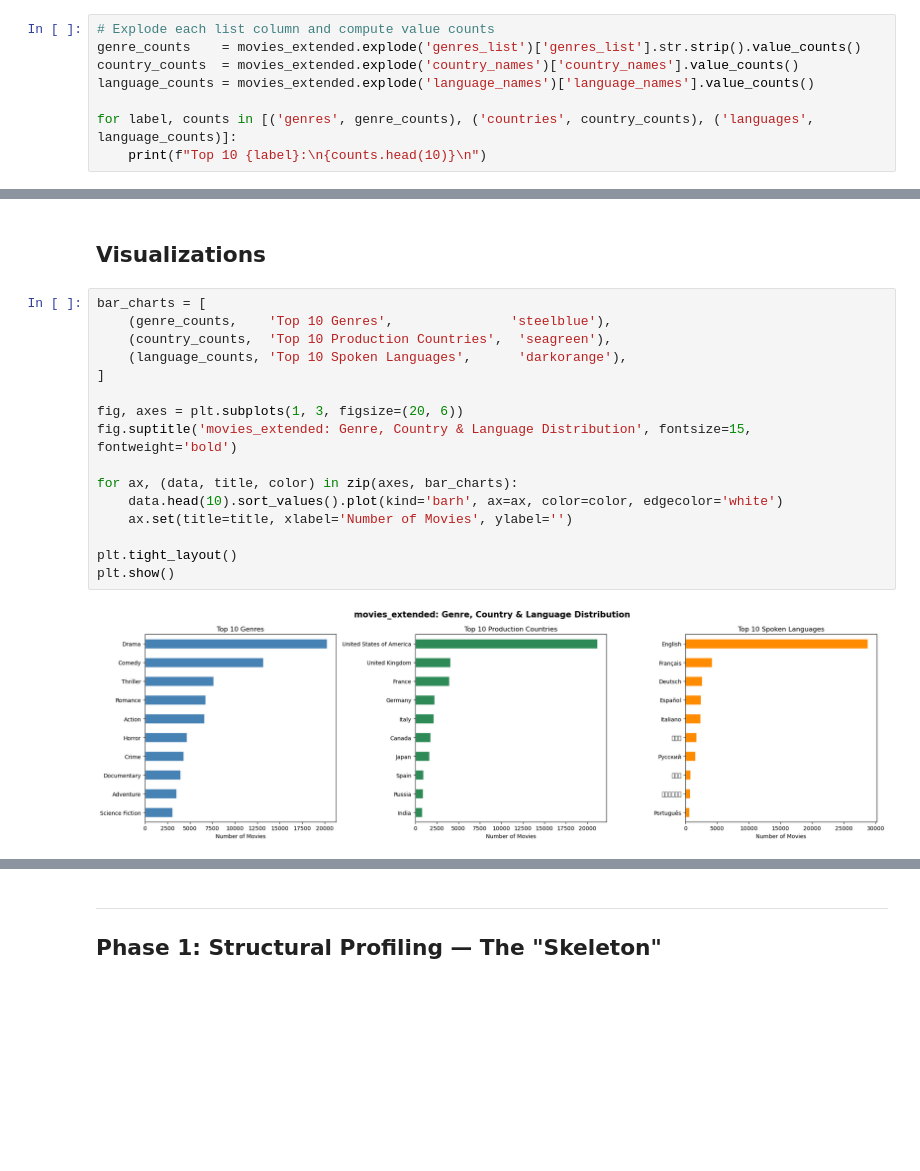
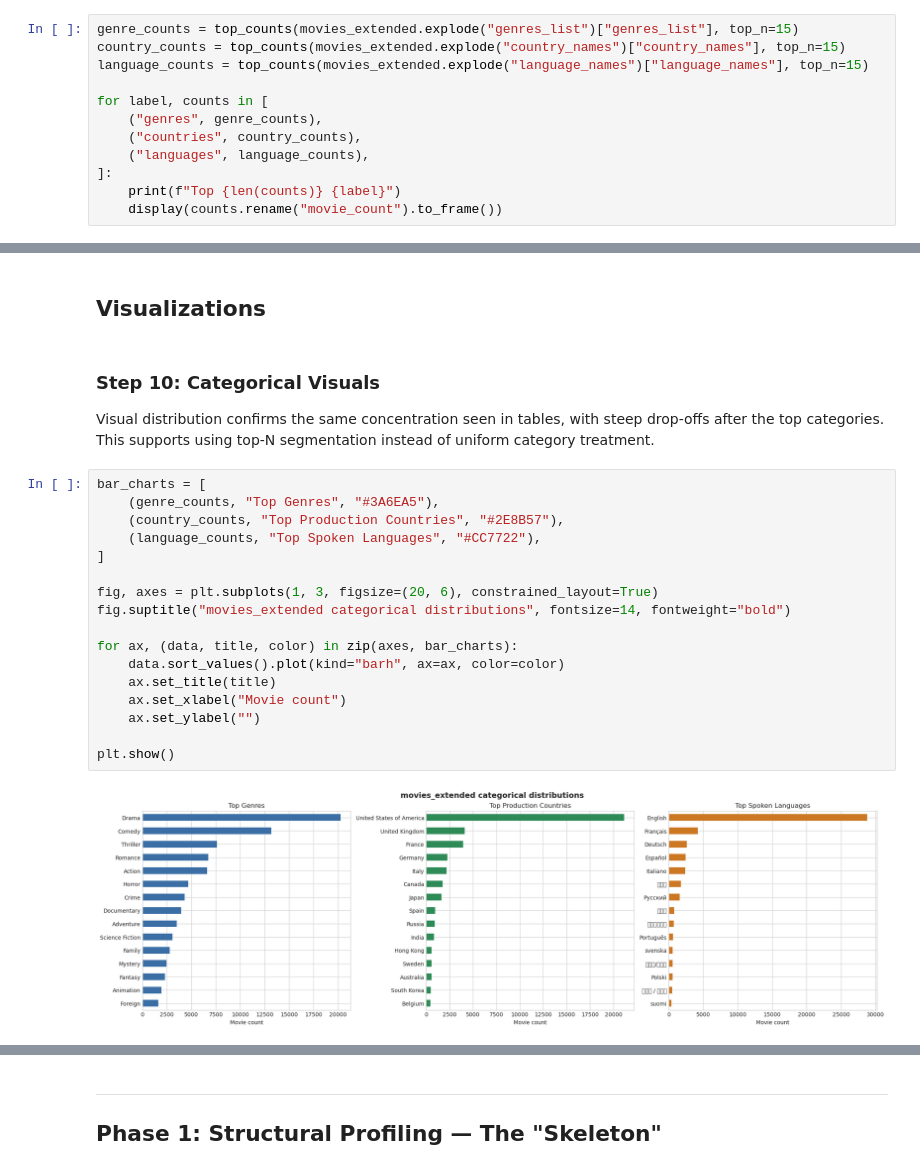
Before and after one commit to stiipp/movie-analytics-capstone-project, a Jupyter notebook: notebooks/movie_analytics_eda.ipynb, the cells around one changed output, grey strips where cells are left out. Saved outputs shown, nothing was run; the diff lists cells and outputs as text; blank space fills up the shorter version.

```diff
--- a/notebooks/movie_analytics_eda.ipynb
+++ b/notebooks/movie_analytics_eda.ipynb
@@ -96,9 +257,13 @@ movies_extended[['id', 'genres_list', 'production_companies_list', 'country_name
 # %%
-# Explode each list column and compute value counts
-genre_counts    = movies_extended.explode('genres_list')['genres_list'].str.strip().value_counts()
-country_counts  = movies_extended.explode('country_names')['country_names'].value_counts()
-language_counts = movies_extended.explode('language_names')['language_names'].value_counts()
+genre_counts = top_counts(movies_extended.explode("genres_list")["genres_list"], top_n=15)
+country_counts = top_counts(movies_extended.explode("country_names")["country_names"], top_n=15)
+language_counts = top_counts(movies_extended.explode("language_names")["language_names"], top_n=15)
 
-for label, counts in [('genres', genre_counts), ('countries', country_counts), ('languages', language_counts)]:
-    print(f"Top 10 {label}:\n{counts.head(10)}\n")
+for label, counts in [
+    ("genres", genre_counts),
+    ("countries", country_counts),
+    ("languages", language_counts),
+]:
+    print(f"Top {len(counts)} {label}")
+    display(counts.rename("movie_count").to_frame())
 # %% [output]
@@ -143,20 +366,24 @@ Shape: (9066, 4)  |  dtypes: {'movie_id': dtype('int64'), 'last_rated': dtype('<
 # %% [markdown]
 ## Visualizations
+# %% [markdown]
+### Step 10: Categorical Visuals
+Visual distribution confirms the same concentration seen in tables, with steep drop-offs after the top categories. This supports using top-N segmentation instead of uniform category treatment.
 # %%
 bar_charts = [
-    (genre_counts,    'Top 10 Genres',               'steelblue'),
-    (country_counts,  'Top 10 Production Countries',  'seagreen'),
-    (language_counts, 'Top 10 Spoken Languages',      'darkorange'),
+    (genre_counts, "Top Genres", "#3A6EA5"),
+    (country_counts, "Top Production Countries", "#2E8B57"),
+    (language_counts, "Top Spoken Languages", "#CC7722"),
 ]
 
-fig, axes = plt.subplots(1, 3, figsize=(20, 6))
-fig.suptitle('movies_extended: Genre, Country & Language Distribution', fontsize=15, fontweight='bold')
+fig, axes = plt.subplots(1, 3, figsize=(20, 6), constrained_layout=True)
+fig.suptitle("movies_extended categorical distributions", fontsize=14, fontweight="bold")
 
 for ax, (data, title, color) in zip(axes, bar_charts):
-    data.head(10).sort_values().plot(kind='barh', ax=ax, color=color, edgecolor='white')
-    ax.set(title=title, xlabel='Number of Movies', ylabel='')
+    data.sort_values().plot(kind="barh", ax=ax, color=color)
+    ax.set_title(title)
+    ax.set_xlabel("Movie count")
+    ax.set_ylabel("")
 
-plt.tight_layout()
 plt.show()
 # %% [output]
-[figure, old version]
+[figure, new version]
```
Also changed, not shown: parts of 42 cells of this notebook.
